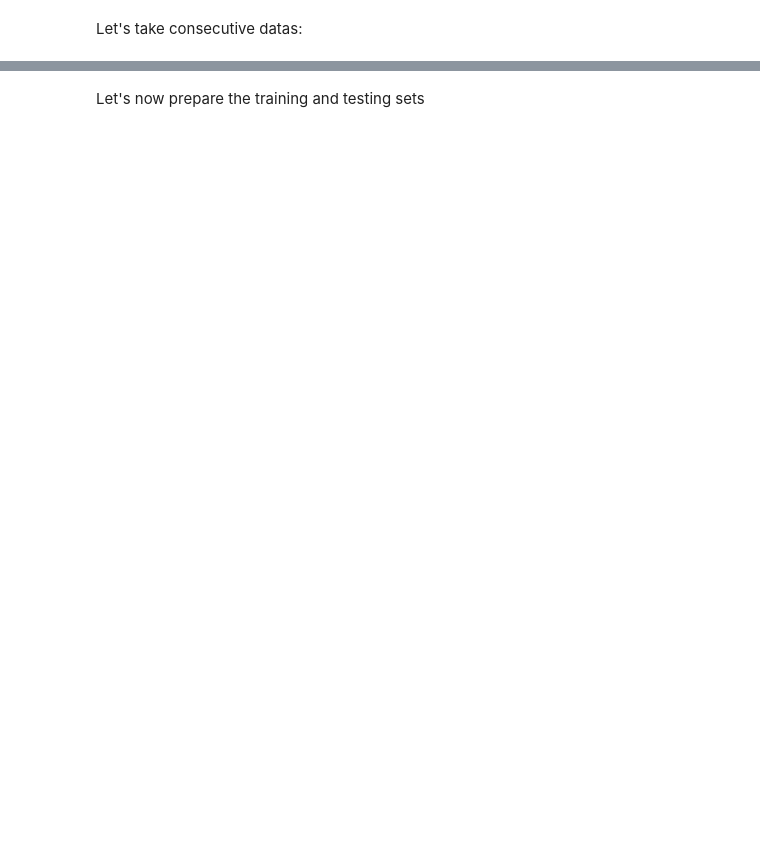
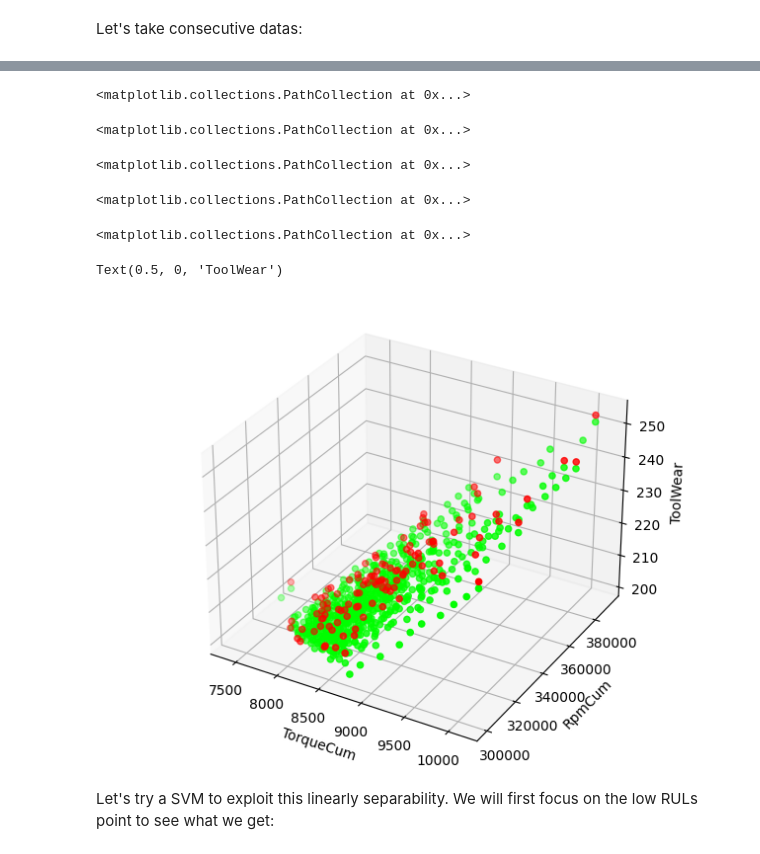
Before and after one commit to benjaminsalon/MALIS_Project, a Jupyter notebook: MALIS_Project.ipynb, the cells around one changed output, grey strips where cells are left out. Saved outputs shown, nothing was run; the diff lists cells and outputs as text; code cells hidden in the pictures; blank space fills up the shorter version.

Commit message:
Manual merge + text revision

```diff
--- a/MALIS_Project.ipynb
+++ b/MALIS_Project.ipynb
@@ -430,0 +382,6 @@ list(df.columns)
+# %%
+change = cumulative_df[['ToolWear','Torque','Rpm']].iloc[toolChanges[1:]][cumulative_df['ToolWear']>200]
+not_toolChanges = [i for i in range(9999)]
+for i in toolChanges[1:]:
+  del not_toolChanges[not_toolChanges.index(i)]
+not_change = cumulative_df[['ToolWear','Torque','Rpm']].iloc[not_toolChanges][cumulative_df['ToolWear']>200]
@@ -430,0 +393,39 @@ list(df.columns)
+# %%
+plt.scatter([0 for i in range(len(change))],change['Torque'],c='#FF0000')
+plt.scatter([0 for i in range(len(not_change))],not_change['Torque'],c='#00FF00')
+# %% [output]
+<matplotlib.collections.PathCollection at 0x...>
+# %%
+plt.scatter([0 for i in range(len(change))],change['Rpm'],c='#FF0000')
+plt.scatter([0 for i in range(len(not_change))],not_change['Rpm'],c='#00FF00')
+# %% [output]
+<matplotlib.collections.PathCollection at 0x...>
+# %%
+plt.scatter(change['Torque'],change['ToolWear'],c='#FF0000')
+plt.scatter(not_change['Torque'],not_change['ToolWear'],c='#00FF00')
+# %% [output]
+<matplotlib.collections.PathCollection at 0x...>
+# %%
+plt.scatter(change['Rpm'],change['ToolWear'],c='#FF0000')
+plt.scatter(not_change['Rpm'],not_change['ToolWear'],c='#00FF00')
+# %% [output]
+<matplotlib.collections.PathCollection at 0x...>
+# %%
+plt.scatter(change['Rpm'],change['Torque'],c='#FF0000')
+plt.scatter(not_change['Rpm'],not_change['Torque'],c='#00FF00')
+# %% [output]
+<matplotlib.collections.PathCollection at 0x...>
+# %%
+from mpl_toolkits.mplot3d import Axes3D
+%matplotlib widget
+fig = plt.figure()
+ax = Axes3D(fig)
+ax.scatter3D(change['Torque'],change['Rpm'],change['ToolWear'],c='#FF0000')
+ax.scatter3D(not_change['Torque'],not_change['Rpm'],not_change['ToolWear'],c='#00FF00')
+ax.set_title("Tool change in function of RpmCum TorqueCum and ToolWear")
+ax.set_xlabel('TorqueCum')
+ax.set_ylabel('RpmCum')
+ax.set_zlabel('ToolWear')
+# %% [output]
+Text(0.5, 0, 'ToolWear')
+[figure, added]
@@ -431 +435,4 @@ list(df.columns)
+# %% [markdown]
+Let's try a SVM to exploit this linearly separability.
+We will first focus on the low RULs point to see what we get:
 # %%
@@ -473,2 +461,0 @@ cumulative_knn_df = cumulative_knn_df[cumulative_knn_df['RUL_knn'] < 40]
-# %% [markdown]
-Let's now prepare the training and testing sets
```
Also changed, not shown: parts of 33 cells of this notebook, 2 other files.
